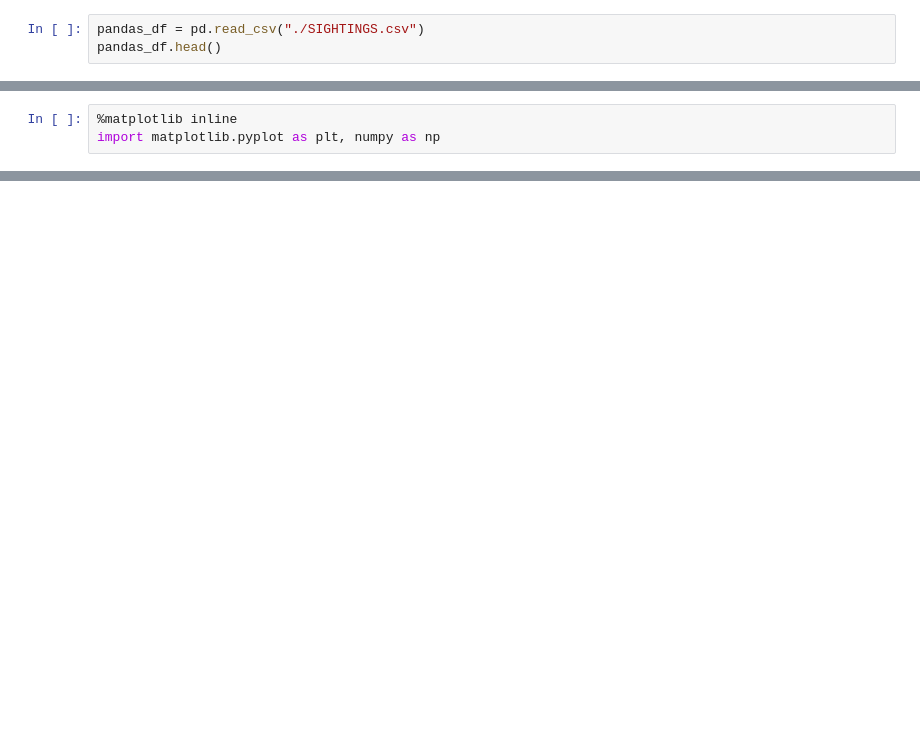
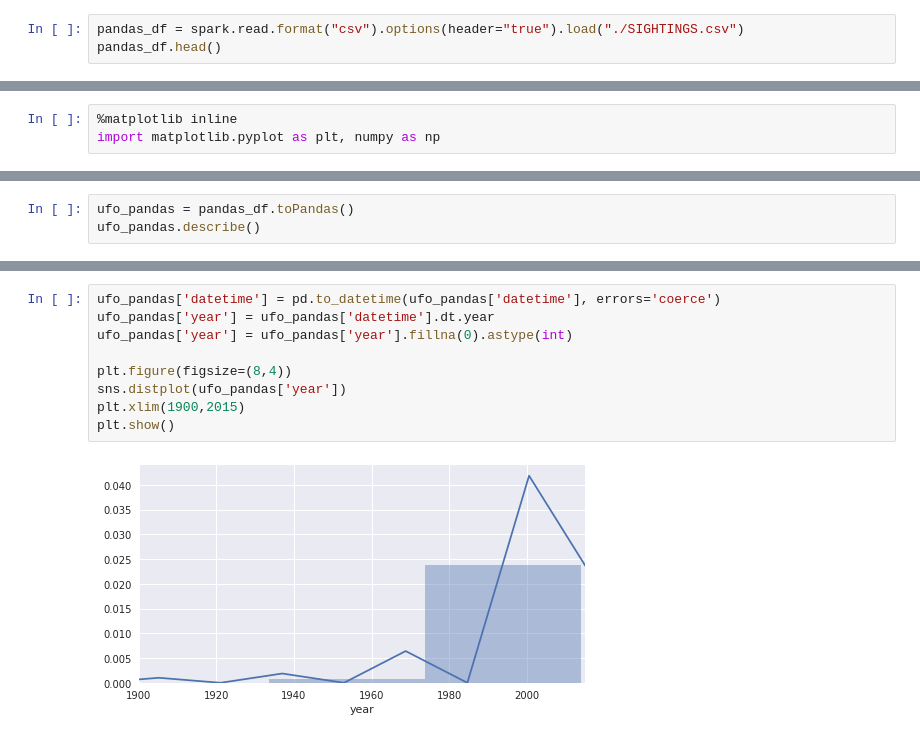
Before and after one commit to yaravind/dsx-spark, a Jupyter notebook: Lab 2: Spark SQL - Instructor.ipynb, the cells around one changed output, grey strips where cells are left out. Saved outputs shown, nothing was run; the diff lists cells and outputs as text; blank space fills up the shorter version.

```diff
--- a/Lab 2: Spark SQL - Instructor.ipynb
+++ b/Lab 2: Spark SQL - Instructor.ipynb
@@ -412,5 +296,5 @@ Saving to: ‘SIGHTINGS.csv’
     pandas_df.head()
 # %%
-pandas_df = pd.read_csv("./SIGHTINGS.csv")
+pandas_df = spark.read.format("csv").options(header="true").load("./SIGHTINGS.csv")
 pandas_df.head()
 # %% [output]
@@ -529,0 +381,3 @@ pandas_ufos_withyears.plot(kind='bar', x='year', y='count', figsize=(12, 5))
+# %%
+ufo_pandas = pandas_df.toPandas()
+ufo_pandas.describe()
@@ -529,0 +415,11 @@ pandas_ufos_withyears.plot(kind='bar', x='year', y='count', figsize=(12, 5))
+# %%
+ufo_pandas['datetime'] = pd.to_datetime(ufo_pandas['datetime'], errors='coerce')
+ufo_pandas['year'] = ufo_pandas['datetime'].dt.year
+ufo_pandas['year'] = ufo_pandas['year'].fillna(0).astype(int)
+
+plt.figure(figsize=(8,4))
+sns.distplot(ufo_pandas['year'])
+plt.xlim(1900,2015)
+plt.show()
+# %% [output]
+[figure, added]
```
Also changed, not shown: parts of 49 cells of this notebook.
